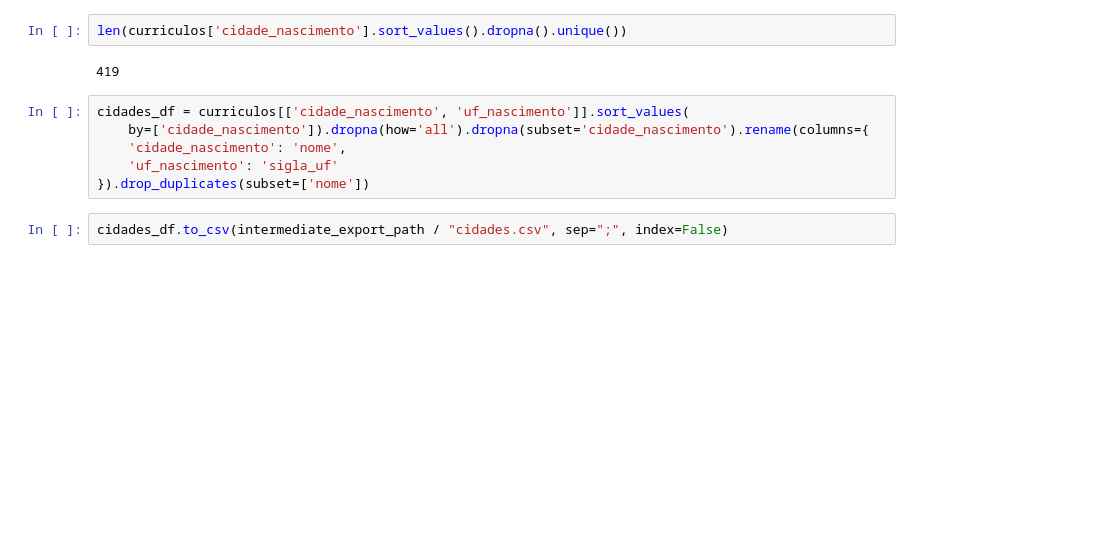
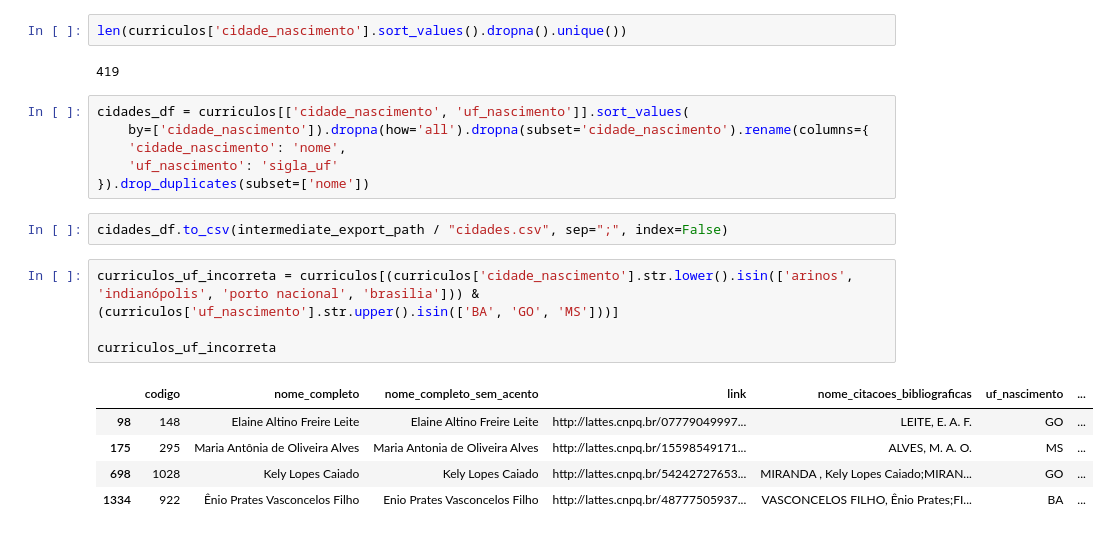
Before and after one commit to marcelsby/tcc-ifg-kg, a Jupyter notebook: notebooks/ifg_produz/Preprocessing Currículos.ipynb, the cells around one changed output. Saved outputs shown, nothing was run; the diff lists cells and outputs as text; blank space fills up the shorter version.

```diff
--- a/notebooks/ifg_produz/Preprocessing Currículos.ipynb
+++ b/notebooks/ifg_produz/Preprocessing Currículos.ipynb
@@ -173,3 +173,14 @@ cidades_df = curriculos[['cidade_nascimento', 'uf_nascimento']].sort_values(
 }).drop_duplicates(subset=['nome'])
 # %%
 cidades_df.to_csv(intermediate_export_path / "cidades.csv", sep=";", index=False)
+# %%
+curriculos_uf_incorreta = curriculos[(curriculos['cidade_nascimento'].str.lower().isin(['arinos', 'indianópolis', 'porto nacional', 'brasilia'])) &
+(curriculos['uf_nascimento'].str.upper().isin(['BA', 'GO', 'MS']))]
+
+curriculos_uf_incorreta
+# %% [output]
+|  | codigo | nome_completo | nome_completo_sem_acento | link | nome_citacoes_bibliograficas | uf_nascimento | ... |
+| 98 | 148 | Elaine Altino Freire Leite | Elaine Altino Freire Leite | http://lattes.cnpq.br/07779049997... | LEITE, E. A. F. | GO | ... |
+| 175 | 295 | Maria Antônia de Oliveira Alves | Maria Antonia de Oliveira Alves | http://lattes.cnpq.br/15598549171... | ALVES, M. A. O. | MS | ... |
+| 698 | 1028 | Kely Lopes Caiado | Kely Lopes Caiado | http://lattes.cnpq.br/54242727653... | MIRANDA , Kely Lopes Caiado;MIRAN... | GO | ... |
+| 1334 | 922 | Ênio Prates Vasconcelos Filho | Enio Prates Vasconcelos Filho | http://lattes.cnpq.br/48777505937... | VASCONCELOS FILHO, Ênio Prates;FI... | BA | ... |
```
Also changed, not shown: parts of 15 cells of this notebook, 3 other files.
